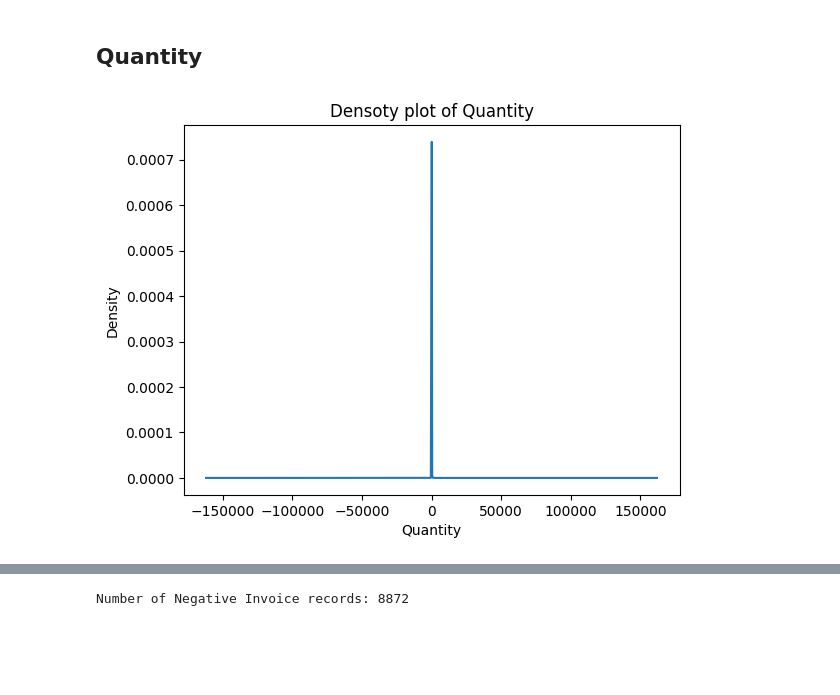
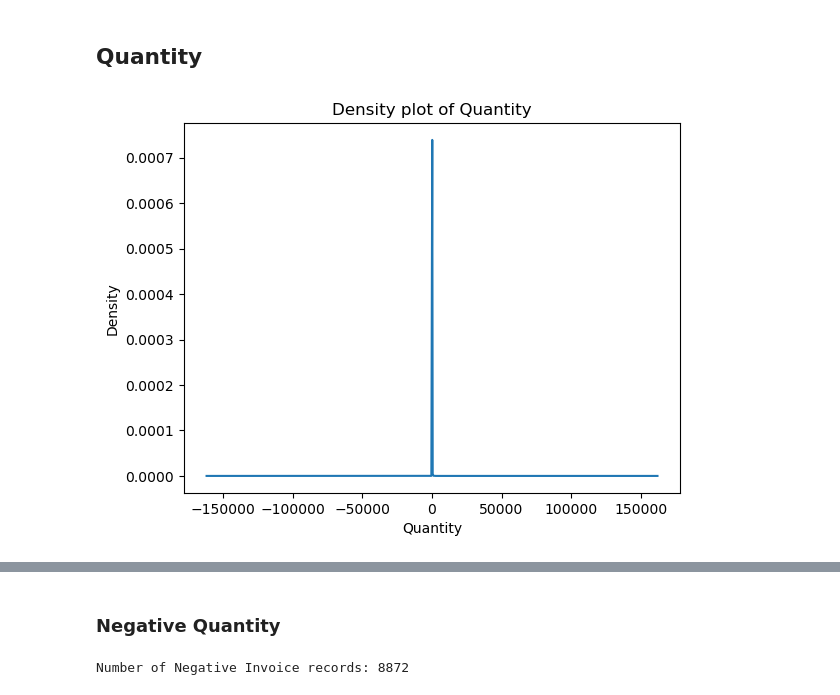
Before and after one commit to shubhjadhav/Customer-Segmentation, a Jupyter notebook: Code/customer-segmentation.ipynb, the cells around one changed output, grey strips where cells are left out. Cells and saved outputs as stored; diff of their text form; code cells hidden in the pictures; blank space fills up the shorter version.

```diff
--- a/Code/customer-segmentation.ipynb
+++ b/Code/customer-segmentation.ipynb
@@ -218,13 +221,13 @@ CRUK            -> CRUK Commission
 # %%
 quantity_counts = invoice_df['Quantity']
 
 quantity_counts.plot.kde(bw_method=0.3)
-plt.title('Densoty plot of Quantity')
+plt.title('Density plot of Quantity')
 plt.xlabel('Quantity')
 plt.ylabel('Density')
 plt.show()
 # %% [output]
-[figure, old version]
+[figure, new version]
 # %%
 # Plot the value counts
 plt.figure(figsize=(10, 4))
@@ -235,6 +238,8 @@ plt.ylabel('Count')
 plt.show()
 # %% [output]
 [figure]
+# %% [markdown]
+### Negative Quantity
 # %%
 neg_invoice_df = invoice_df[invoice_df.Quantity<0]
 print(f"Number of Negative Invoice records: {neg_invoice_df.shape[0]}")
```
Also changed, not shown: parts of 41 cells of this notebook.
